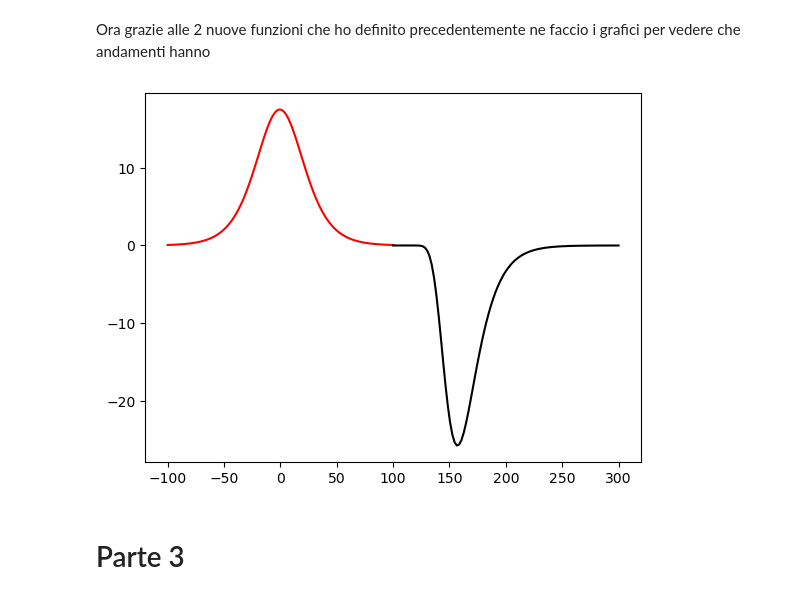
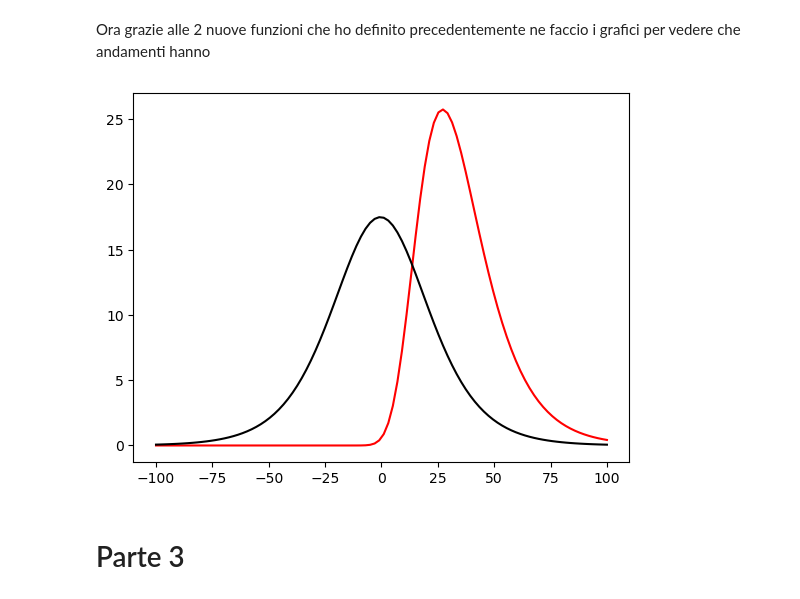
Before and after one commit to ErikMoro02/EsameCOVID, a Jupyter notebook: Esame COVID Erik Moro.ipynb, the cells around one changed output. Drawn from its saved outputs; the diff is of its cells as text; code cells hidden in the pictures.

```diff
--- a/Esame COVID Erik Moro.ipynb
+++ b/Esame COVID Erik Moro.ipynb
@@ -64,9 +88,8 @@ t02=130
 # %%
 t=np.linspace(-100,100,100)
-t2=np.linspace(100,300,100)
-ylogi=logistica(Ntot,k,t0,t)
-ygomp=Ntot-gompertz(Ntot,k,t02,t2)
-plt.plot(t, ylogi, color='red')
-plt.plot(t2, ygomp, color='black')
+
+logi= logistica(Ntot,k,t0,t)
+
+plt.plot(t, logi, color='red')
 plt.show()
 # %% [output]
@@ -73,0 +97,7 @@ plt.show()
+# %%
+t=np.linspace(0,100,100)
+
+gomp= gompertz(Ntot,k,t0,t)
+
+plt.plot(t, gomp, color='red')
+plt.show()
@@ -75,22 +107,29 @@ plt.show()
 Costruisco le due funzioni che mi danno la possibilità di calcolare la differenza tra due giorni consecutivi, sia per la funzione logistica che quella di gompertz. Ho quindi definito la funzione che calcola, ad esempio, il valore della logistica al giorno i+1 e sottratto poi quella al giorno i. Analogamente faccio per la funzione di Gompertz
 # %%
 def ndifflogi(Ntot,k,t0,t):
-    logi=logistica(Ntot,k,t0,t+1)-logistica(Ntot,k,t0,t)
+    logi1=logistica(Ntot,k,t0,t+1)
+    logi2=logistica(Ntot,k,t0,t)
+    logi=[elm1-elm2 for elm1,elm2 in zip(logi1,logi2)]
     return logi
 # %%
-def ndiffgomp(Ntot,k,t2,t):
-    gomp=gompertz(Ntot,k,t2,t+1)-gompertz(Ntot,k,t2,t)
+def ndiffgomp(Ntot,k,t0,t):
+    gomp1=gompertz(Ntot,k,t0,t+1)
+    gomp2=gompertz(Ntot,k,t0,t)
+    gomp=[elm1-elm2 for elm1,elm2 in zip(gomp1,gomp2)]
     return gomp
 # %% [markdown]
 Ora grazie alle 2 nuove funzioni che ho definito precedentemente ne faccio i grafici per vedere che andamenti hanno
 # %%
-ylogi=ndifflogi(Ntot,k,t0,t)
-ygomp=-ndiffgomp(Ntot,k,t02,t2)
-plt.plot(t, ylogi, color='red')
-plt.plot(t2, ygomp, color='black')
+t=np.linspace(-100,100,100)
+
+gomp= ndiffgomp(Ntot,k,t0,t)
+logi= ndifflogi(Ntot,k,t0,t)
+
+plt.plot(t, gomp, color='red')
+plt.plot(t, logi, color='black')
 plt.show()
 # %% [output]
-[figure, old version]
+[figure, new version]
 # %% [markdown]
 # Parte 3
 # %% [markdown]
```
Also changed, not shown: parts of 18 cells of this notebook.
